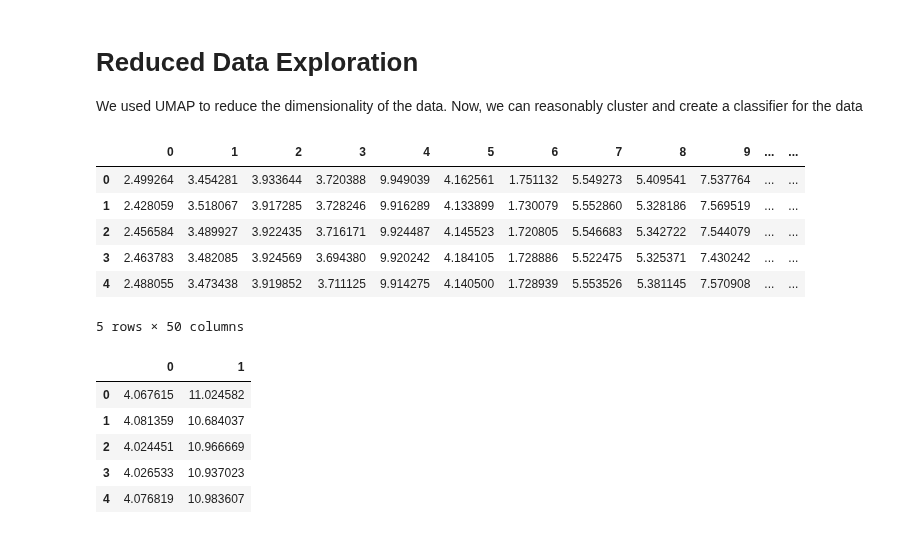
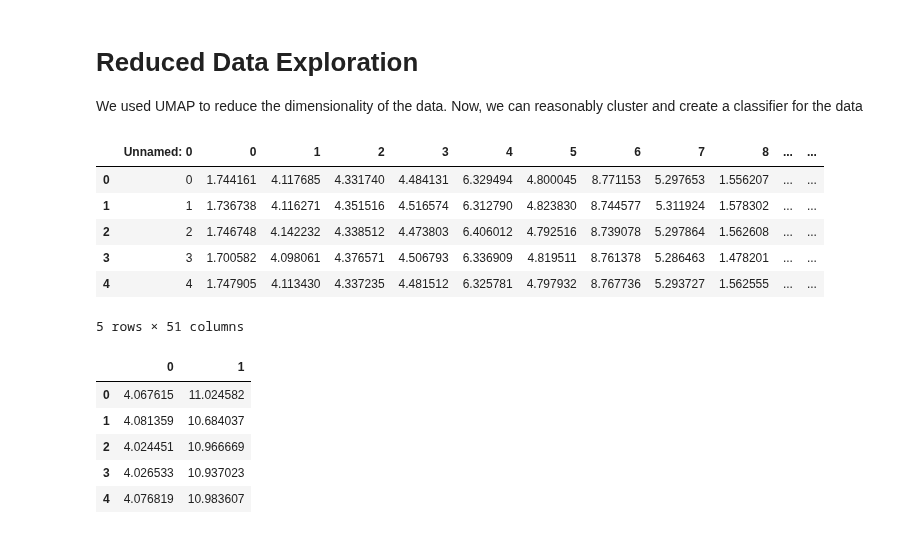
Before and after one commit to jlehrer1/comparative-organoids, a Jupyter notebook: notebooks/reduced_data_clustering_01.ipynb, the cells around one changed output. Saved outputs shown, nothing was run; the diff lists cells and outputs as text; code cells hidden in the pictures.

```diff
--- a/notebooks/reduced_data_clustering_01.ipynb
+++ b/notebooks/reduced_data_clustering_01.ipynb
@@ -12,16 +12,16 @@ from collections import Counter
 import seaborn as sns
 import plotly.express as px
 # %%
-primary = pd.read_csv('../data/processed/primary_reduction_neighbors_5000_components_50.csv')
+primary = pd.read_csv('../data/processed/primary_reduction_neighbors_50_components_50.csv')
 primary.head()
 # %% [output]
-|  | 0 | 1 | 2 | 3 | 4 | 5 | 6 | 7 | 8 | 9 | ... | ... |
-| 0 | 2.499264 | 3.454281 | 3.933644 | 3.720388 | 9.949039 | 4.162561 | 1.751132 | 5.549273 | 5.409541 | 7.537764 | ... | ... |
-| 1 | 2.428059 | 3.518067 | 3.917285 | 3.728246 | 9.916289 | 4.133899 | 1.730079 | 5.552860 | 5.328186 | 7.569519 | ... | ... |
-| 2 | 2.456584 | 3.489927 | 3.922435 | 3.716171 | 9.924487 | 4.145523 | 1.720805 | 5.546683 | 5.342722 | 7.544079 | ... | ... |
-| 3 | 2.463783 | 3.482085 | 3.924569 | 3.694380 | 9.920242 | 4.184105 | 1.728886 | 5.522475 | 5.325371 | 7.430242 | ... | ... |
-| 4 | 2.488055 | 3.473438 | 3.919852 | 3.711125 | 9.914275 | 4.140500 | 1.728939 | 5.553526 | 5.381145 | 7.570908 | ... | ... |
+|  | Unnamed: 0 | 0 | 1 | 2 | 3 | 4 | 5 | 6 | 7 | 8 | ... | ... |
+| 0 | 0 | 1.744161 | 4.117685 | 4.331740 | 4.484131 | 6.329494 | 4.800045 | 8.771153 | 5.297653 | 1.556207 | ... | ... |
+| 1 | 1 | 1.736738 | 4.116271 | 4.351516 | 4.516574 | 6.312790 | 4.823830 | 8.744577 | 5.311924 | 1.578302 | ... | ... |
+| 2 | 2 | 1.746748 | 4.142232 | 4.338512 | 4.473803 | 6.406012 | 4.792516 | 8.739078 | 5.297864 | 1.562608 | ... | ... |
+| 3 | 3 | 1.700582 | 4.098061 | 4.376571 | 4.506793 | 6.336909 | 4.819511 | 8.761378 | 5.286463 | 1.478201 | ... | ... |
+| 4 | 4 | 1.747905 | 4.113430 | 4.337235 | 4.481512 | 6.325781 | 4.797932 | 8.767736 | 5.293727 | 1.562555 | ... | ... |
-5 rows × 50 columns
+5 rows × 51 columns
 # %%
 prim_umap = pd.read_csv('../data/processed/primary_reduction_neighbors_5000_components_2.csv')
 # %%
```
Also changed, not shown: parts of 6 cells of this notebook, 10 other files.
